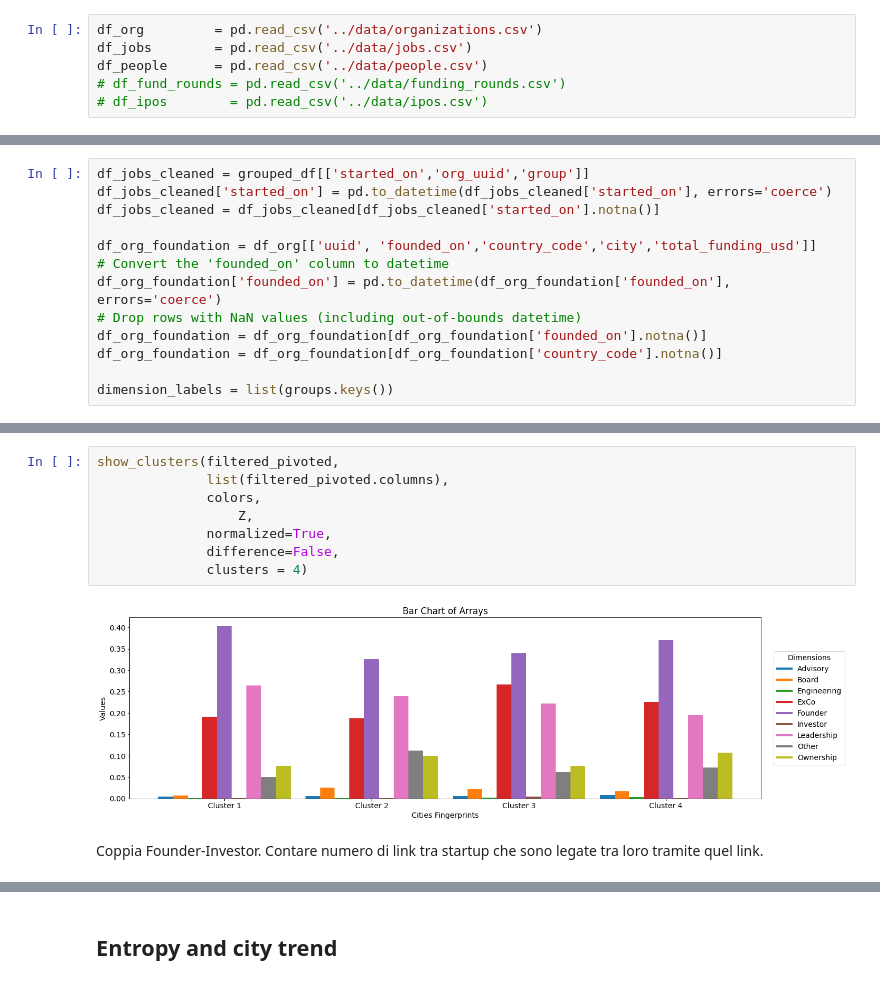
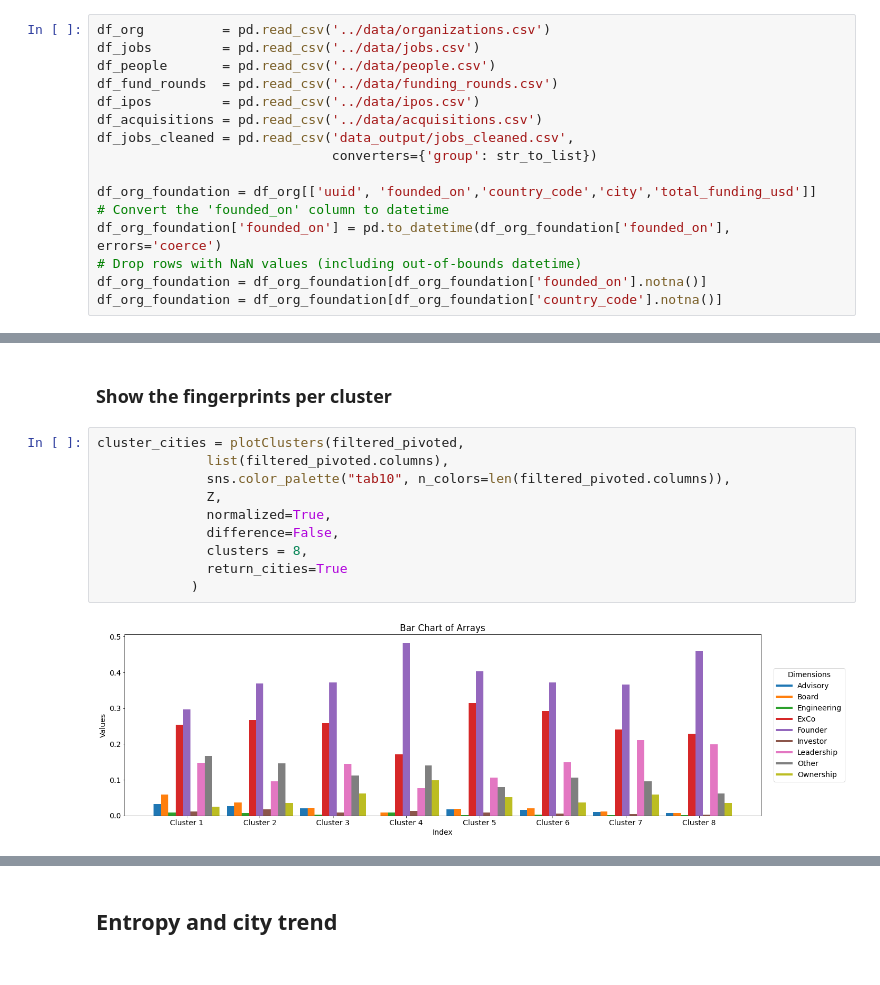
Before and after one commit to DarioZappala/caratterizzazione-sistemi-innovativi, a Jupyter notebook: fingerprint.ipynb, the cells around one changed output, grey strips where cells are left out. Cells and saved outputs as stored; diff of their text form.

```diff
--- a/fingerprint.ipynb
+++ b/fingerprint.ipynb
@@ -159,6 +59,16 @@ groups = {
 # %%
-df_org         = pd.read_csv('../data/organizations.csv')
-df_jobs        = pd.read_csv('../data/jobs.csv')
-df_people      = pd.read_csv('../data/people.csv')
-# df_fund_rounds = pd.read_csv('../data/funding_rounds.csv')
-# df_ipos        = pd.read_csv('../data/ipos.csv')
+df_org          = pd.read_csv('../data/organizations.csv')
+df_jobs         = pd.read_csv('../data/jobs.csv')
+df_people       = pd.read_csv('../data/people.csv')
+df_fund_rounds  = pd.read_csv('../data/funding_rounds.csv')
+df_ipos         = pd.read_csv('../data/ipos.csv')
+df_acquisitions = pd.read_csv('../data/acquisitions.csv')
+df_jobs_cleaned = pd.read_csv('data_output/jobs_cleaned.csv',
+                              converters={'group': str_to_list})
+
+df_org_foundation = df_org[['uuid', 'founded_on','country_code','city','total_funding_usd']]
+# Convert the 'founded_on' column to datetime
+df_org_foundation['founded_on'] = pd.to_datetime(df_org_foundation['founded_on'], errors='coerce')
+# Drop rows with NaN values (including out-of-bounds datetime)
+df_org_foundation = df_org_foundation[df_org_foundation['founded_on'].notna()]
+df_org_foundation = df_org_foundation[df_org_foundation['country_code'].notna()]
@@ -288,13 +74,0 @@ grouped_df['group'] = grouped_df['group'].apply(lambda x: x if isinstance(x, lis
-# %%
-df_jobs_cleaned = grouped_df[['started_on','org_uuid','group']]
-df_jobs_cleaned['started_on'] = pd.to_datetime(df_jobs_cleaned['started_on'], errors='coerce')
-df_jobs_cleaned = df_jobs_cleaned[df_jobs_cleaned['started_on'].notna()]
-
-df_org_foundation = df_org[['uuid', 'founded_on','country_code','city','total_funding_usd']]
-# Convert the 'founded_on' column to datetime
-df_org_foundation['founded_on'] = pd.to_datetime(df_org_foundation['founded_on'], errors='coerce')
-# Drop rows with NaN values (including out-of-bounds datetime)
-df_org_foundation = df_org_foundation[df_org_foundation['founded_on'].notna()]
-df_org_foundation = df_org_foundation[df_org_foundation['country_code'].notna()]
-
-dimension_labels = list(groups.keys())
@@ -381,12 +124,14 @@ plt.show()
+# %% [markdown]
+### Show the fingerprints per cluster
 # %%
-show_clusters(filtered_pivoted,
+cluster_cities = plotClusters(filtered_pivoted,
               list(filtered_pivoted.columns),
-              colors,
-                  Z,
+              sns.color_palette("tab10", n_colors=len(filtered_pivoted.columns)),
+              Z,
               normalized=True,
               difference=False,
-              clusters = 4)
+              clusters = 8,
+              return_cities=True
+            )
 # %% [output]
-[figure, old version]
+[figure, new version]
-# %% [markdown]
-Coppia Founder-Investor. Contare numero di link tra startup che sono legate tra loro tramite quel link.
```
Also changed, not shown: parts of 59 cells of this notebook, 2 other files.
